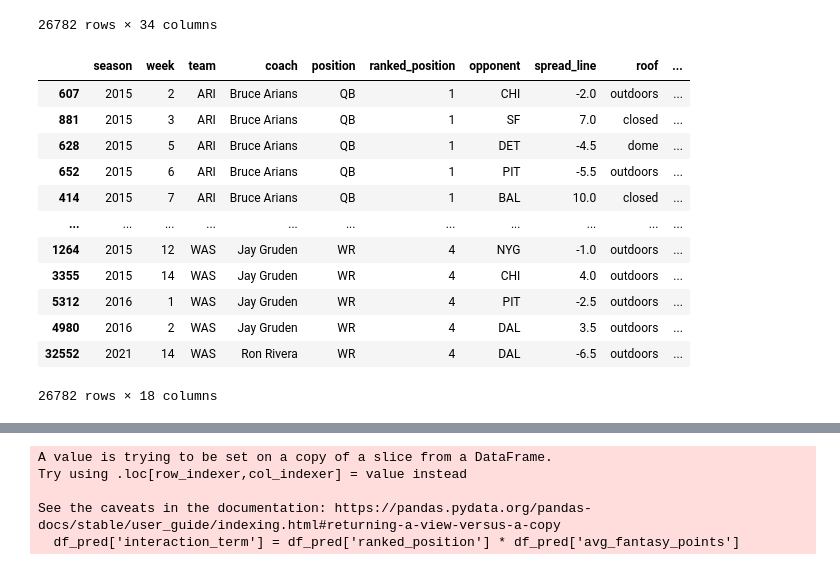
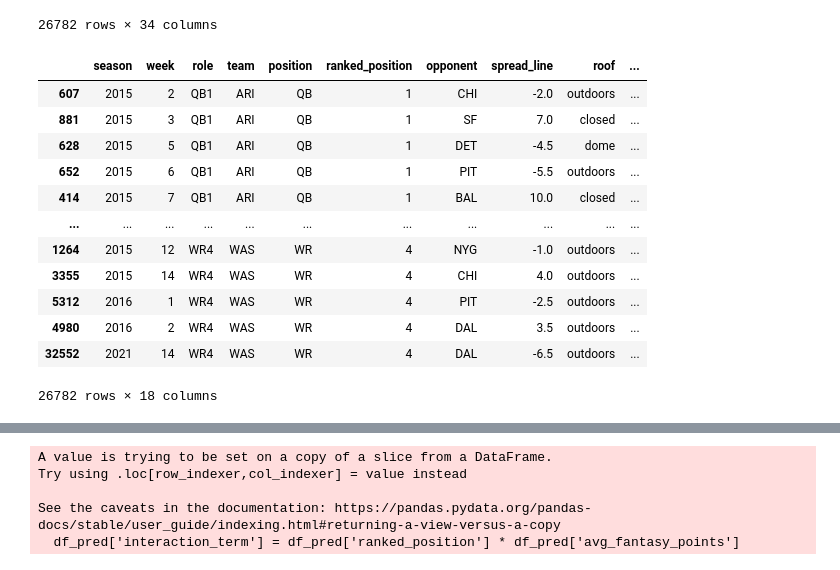
Before and after one commit to Joel-Arenz/ff_data_science, a Jupyter notebook: src/sys_adp_approach.ipynb, the cells around one changed output, grey strips where cells are left out. Saved outputs shown, nothing was run; the diff lists cells and outputs as text; code cells hidden in the pictures.

```diff
--- a/src/sys_adp_approach.ipynb
+++ b/src/sys_adp_approach.ipynb
@@ -9,11 +9,8 @@ import seaborn as sns
 import matplotlib.pyplot as plt
 from sklearn.preprocessing import PolynomialFeatures
 
-df_rank = pd.read_csv('/Users/alexanderarens/Desktop/data_science_project/data/FantasyPros_Overall_ADP_Rankings.csv', encoding='ISO-8859-1',delimiter=';') file_path = "/Users/alexanderarens/Desktop/data_science_project/data/games.csv"
-    df = pd.read_csv(file_path) #team stats
-file_path = "/Users/alexanderarens/Desktop/data_science_project/data/games.csv"
-df = pd.read_csv(file_path) #team stats
-df_weekly = nfl.import_weekly_data(years=range(2015,2024)) #main df
+df_rank = pd.read_csv('/Users/alexanderarens/Desktop/data_science_project/data/FantasyPros_Overall_ADP_Rankings.csv', encoding='ISO-8859-1',delimiter=';')
+df_weekly = nfl.import_weekly_data(years=range(2015,2024)) #player data
 df_schedule = nfl.import_schedules(years=range(2015,2024)) #game data
 df_weekly = df_weekly.rename(columns={
     'player_display_name': 'name',
@@ -24,7 +21,6 @@ df_weekly = df_weekly.rename(columns={
 #clean data
 df_weekly = df_weekly[df_weekly['season_type'] == 'REG'] #only regualer season games
 df_schedule = df_schedule[df_schedule['game_type'] == 'REG']
- df = df[df['game_type'] == 'REG']
 relevant_columns = ['season','week','home_team','away_team','home_score','away_score','location',
                            'spread_line','roof','surface','home_coach','away_coach','stadium','game_id']
 df_schedule = df_schedule[relevant_columns]
@@ -75,12 +75,12 @@ df_merged = pd.merge(df_merged,
                      how='inner')
 
 #Create df for home teams
-home_df = df[['game_id','season','week','gameday','home_team','home_score','away_team','away_score']].rename(
+home_df = df_schedule[['game_id','season','week','home_team','home_score','away_team','away_score']].rename(
     columns={'home_team': 'team', 'home_score': 'points_scored', 'away_team': 'opponent', 'away_score': 'points_allowed'}
 ).assign(location='home')
 
 #Create df for away teams
-away_df = df[['game_id', 'season', 'week', 'gameday', 'away_team', 'away_score', 'home_team', 'home_score']].rename(
+away_df = df_schedule[['game_id', 'season', 'week', 'away_team', 'away_score', 'home_team', 'home_score']].rename(
     columns={'away_team': 'team', 'away_score': 'points_scored', 'home_team': 'opponent', 'home_score': 'points_allowed'}
 ).assign(location='away')
 
@@ -192,23 +192,25 @@ To adopt the future behavior and silence this warning, use
 26782 rows × 34 columns
 # %%
 #final seleciton of features
-df_pred = df_merged[['season','week','team','position','ranked_position','opponent','spread_line','roof', 'is_home_game','offense_rank','defense_rank','points_scored','points_allowed','rolling_avg_points_allowed','rolling_avg_points_scored','avg_fantasy_points','fantasy_points']]
+df_pred = df_merged[['season','week','role','team','position','ranked_position','opponent','spread_line','roof', 'is_home_game','offense_rank','defense_rank','points_scored','points_allowed','rolling_avg_points_allowed','rolling_avg_points_scored','avg_fantasy_points','fantasy_points']]
 # coach is currently excluded
 
 df_pred
+df_pred.sort_values(by=['team','role','season','week'])
+df_pred
 # %% [output]
-|  | season | week | team | coach | position | ranked_position | opponent | spread_line | roof | ... |
-| 607 | 2015 | 2 | ARI | Bruce Arians | QB | 1 | CHI | -2.0 | outdoors | ... |
-| 881 | 2015 | 3 | ARI | Bruce Arians | QB | 1 | SF | 7.0 | closed | ... |
-| 628 | 2015 | 5 | ARI | Bruce Arians | QB | 1 | DET | -4.5 | dome | ... |
-| 652 | 2015 | 6 | ARI | Bruce Arians | QB | 1 | PIT | -5.5 | outdoors | ... |
-| 414 | 2015 | 7 | ARI | Bruce Arians | QB | 1 | BAL | 10.0 | closed | ... |
+|  | season | week | role | team | position | ranked_position | opponent | spread_line | roof | ... |
+| 607 | 2015 | 2 | QB1 | ARI | QB | 1 | CHI | -2.0 | outdoors | ... |
+| 881 | 2015 | 3 | QB1 | ARI | QB | 1 | SF | 7.0 | closed | ... |
+| 628 | 2015 | 5 | QB1 | ARI | QB | 1 | DET | -4.5 | dome | ... |
+| 652 | 2015 | 6 | QB1 | ARI | QB | 1 | PIT | -5.5 | outdoors | ... |
+| 414 | 2015 | 7 | QB1 | ARI | QB | 1 | BAL | 10.0 | closed | ... |
 | ... | ... | ... | ... | ... | ... | ... | ... | ... | ... | ... |
-| 1264 | 2015 | 12 | WAS | Jay Gruden | WR | 4 | NYG | -1.0 | outdoors | ... |
-| 3355 | 2015 | 14 | WAS | Jay Gruden | WR | 4 | CHI | 4.0 | outdoors | ... |
-| 5312 | 2016 | 1 | WAS | Jay Gruden | WR | 4 | PIT | -2.5 | outdoors | ... |
-| 4980 | 2016 | 2 | WAS | Jay Gruden | WR | 4 | DAL | 3.5 | outdoors | ... |
-| 32552 | 2021 | 14 | WAS | Ron Rivera | WR | 4 | DAL | -6.5 | outdoors | ... |
+| 1264 | 2015 | 12 | WR4 | WAS | WR | 4 | NYG | -1.0 | outdoors | ... |
+| 3355 | 2015 | 14 | WR4 | WAS | WR | 4 | CHI | 4.0 | outdoors | ... |
+| 5312 | 2016 | 1 | WR4 | WAS | WR | 4 | PIT | -2.5 | outdoors | ... |
+| 4980 | 2016 | 2 | WR4 | WAS | WR | 4 | DAL | 3.5 | outdoors | ... |
+| 32552 | 2021 | 14 | WR4 | WAS | WR | 4 | DAL | -6.5 | outdoors | ... |
 26782 rows × 18 columns
 # %%
 #Analyze Multicolinearity
```
Also changed, not shown: parts of 2 cells of this notebook, 3 other files.
